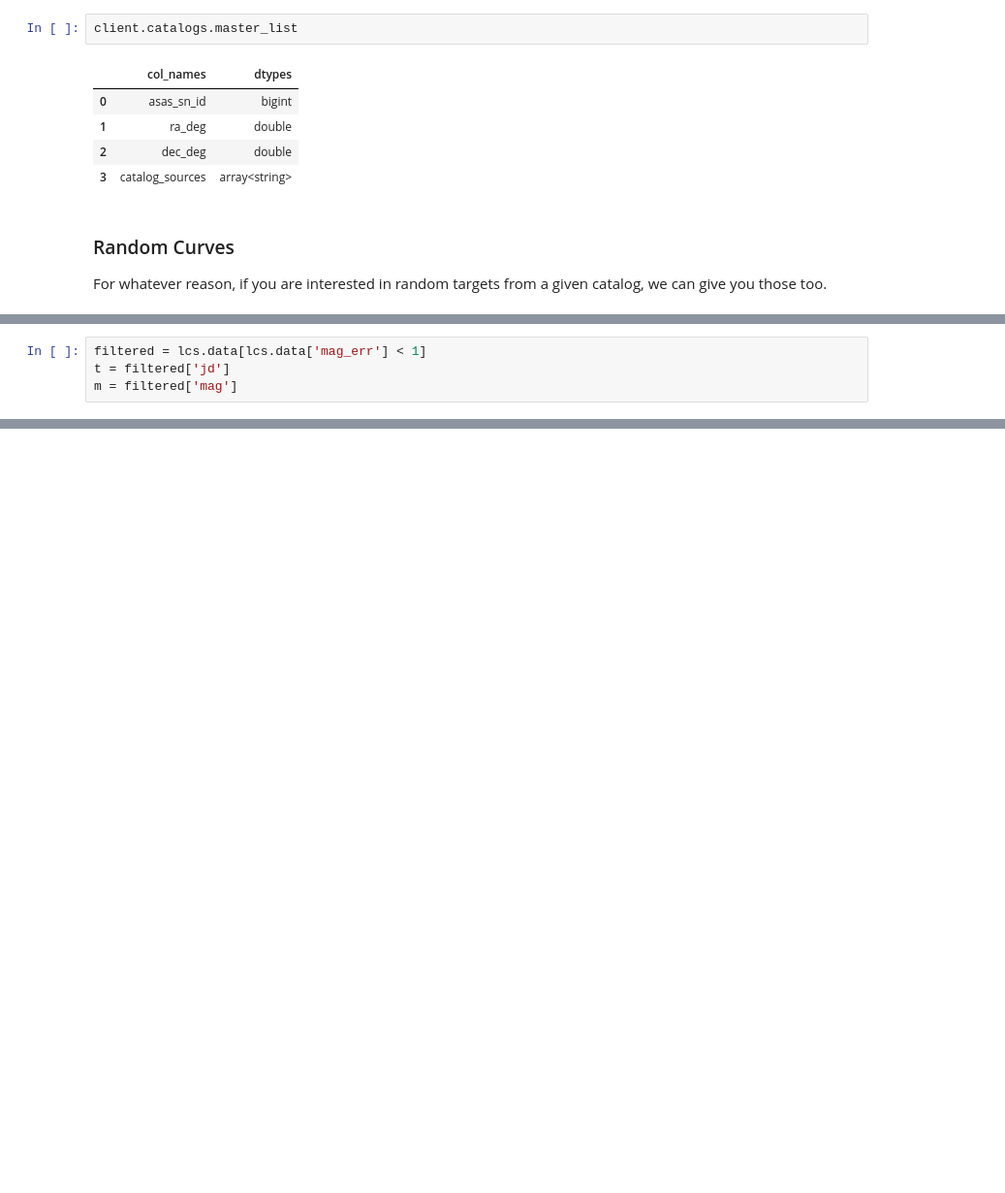
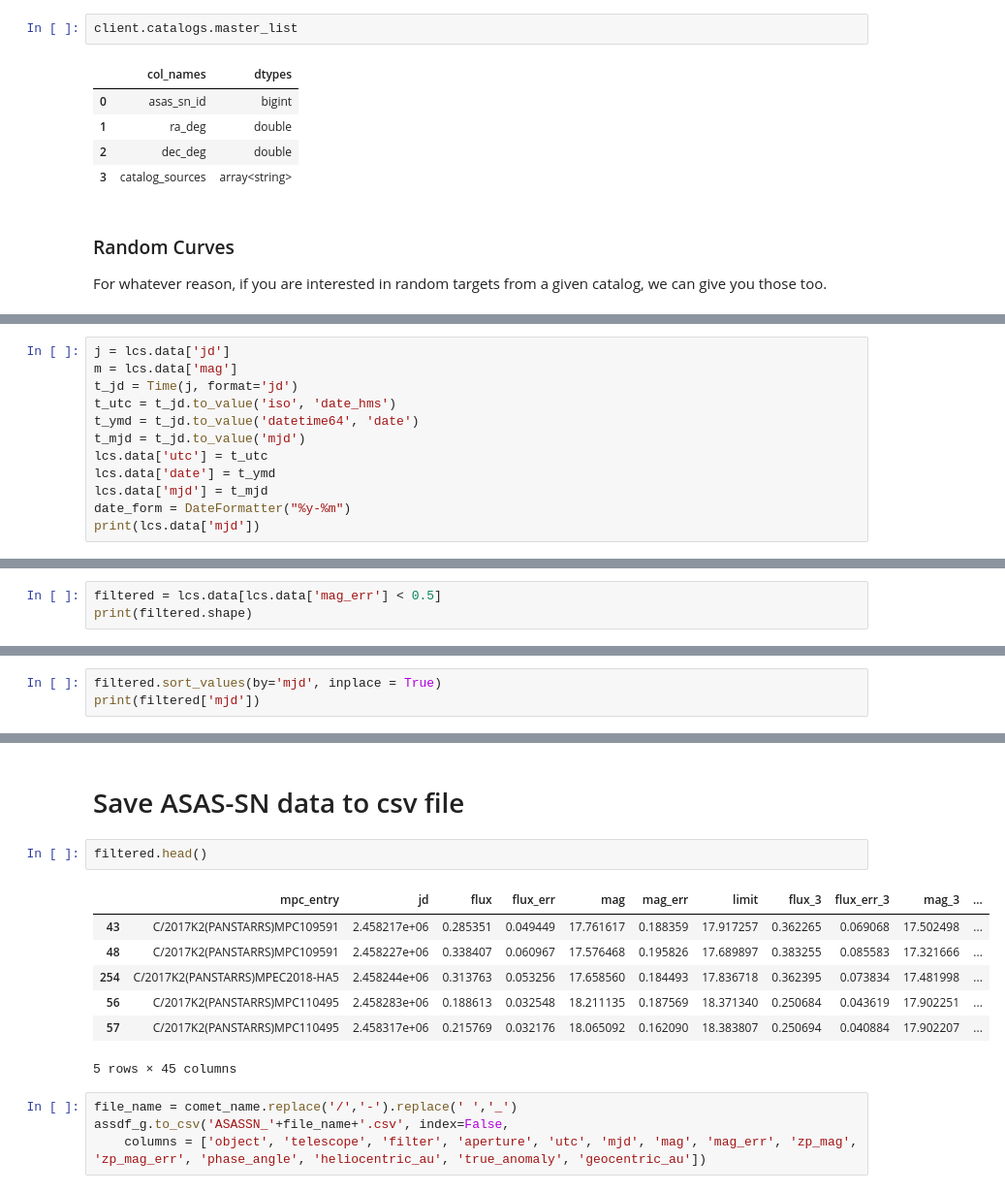
Before and after one commit to edubergeek/coma-engine, a Jupyter notebook: skypatrol/COMA-SkyPatrol.ipynb, the cells around one changed output, grey strips where cells are left out. Shown: that part at 97% size. Drawn from its saved outputs; the diff is of its cells as text; blank space fills up the shorter version.

```diff
--- a/skypatrol/COMA-SkyPatrol.ipynb
+++ b/skypatrol/COMA-SkyPatrol.ipynb
@@ -174,0 +228,12 @@ sns.scatterplot(data=lcs.data, x="jd", y="mag_err")
+# %%
+j = lcs.data['jd']
+m = lcs.data['mag']
+t_jd = Time(j, format='jd')
+t_utc = t_jd.to_value('iso', 'date_hms')
+t_ymd = t_jd.to_value('datetime64', 'date')
+t_mjd = t_jd.to_value('mjd')
+lcs.data['utc'] = t_utc
+lcs.data['date'] = t_ymd
+lcs.data['mjd'] = t_mjd
+date_form = DateFormatter("%y-%m")
+print(lcs.data['mjd'])
@@ -175,4 +253,3 @@ sns.scatterplot(data=lcs.data, x="jd", y="mag_err")
 # %%
-filtered = lcs.data[lcs.data['mag_err'] < 1]
-t = filtered['jd']
-m = filtered['mag']
+filtered = lcs.data[lcs.data['mag_err'] < 0.5]
+print(filtered.shape)
@@ -332,0 +280,3 @@ client.adql_query(query)
+# %%
+filtered.sort_values(by='mjd', inplace = True)
+print(filtered['mjd'])
@@ -332,0 +337,16 @@ client.adql_query(query)
+# %% [markdown]
+# Save ASAS-SN data to csv file
+# %%
+filtered.head()
+# %% [output]
+|  | mpc_entry | jd | flux | flux_err | mag | mag_err | limit | flux_3 | flux_err_3 | mag_3 | ... |
+| 43 | C/2017K2(PANSTARRS)MPC109591 | 2.458217e+06 | 0.285351 | 0.049449 | 17.761617 | 0.188359 | 17.917257 | 0.362265 | 0.069068 | 17.502498 | ... |
+| 48 | C/2017K2(PANSTARRS)MPC109591 | 2.458227e+06 | 0.338407 | 0.060967 | 17.576468 | 0.195826 | 17.689897 | 0.383255 | 0.085583 | 17.321666 | ... |
+| 254 | C/2017K2(PANSTARRS)MPEC2018-HA5 | 2.458244e+06 | 0.313763 | 0.053256 | 17.658560 | 0.184493 | 17.836718 | 0.362395 | 0.073834 | 17.481998 | ... |
+| 56 | C/2017K2(PANSTARRS)MPC110495 | 2.458283e+06 | 0.188613 | 0.032548 | 18.211135 | 0.187569 | 18.371340 | 0.250684 | 0.043619 | 17.902251 | ... |
+| 57 | C/2017K2(PANSTARRS)MPC110495 | 2.458317e+06 | 0.215769 | 0.032176 | 18.065092 | 0.162090 | 18.383807 | 0.250694 | 0.040884 | 17.902207 | ... |
+5 rows × 45 columns
+# %%
+file_name = comet_name.replace('/','-').replace(' ','_')
+assdf_g.to_csv('ASASSN_'+file_name+'.csv', index=False,
+    columns = ['object', 'telescope', 'filter', 'aperture', 'utc', 'mjd', 'mag', 'mag_err', 'zp_mag', 'zp_mag_err', 'phase_angle', 'heliocentric_au', 'true_anomaly', 'geocentric_au'])
```
Also changed, not shown: parts of 34 cells of this notebook.
